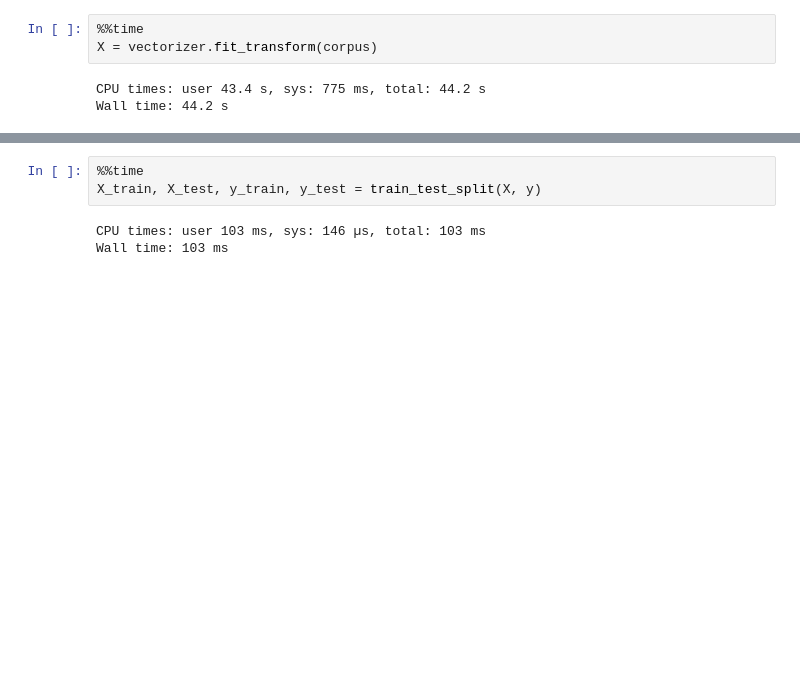
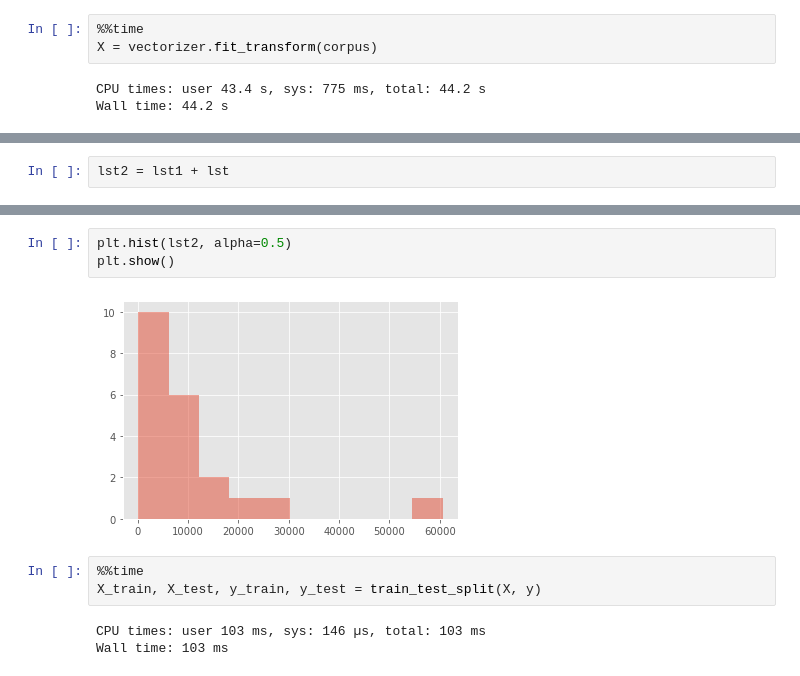
Before and after one commit to RubenBec/Capestone3, a Jupyter notebook: capstone3.ipynb, the cells around one changed output, grey strips where cells are left out. Cells and saved outputs as stored; diff of their text form; blank space fills up the shorter version.

```diff
--- a/capstone3.ipynb
+++ b/capstone3.ipynb
@@ -131,0 +147,2 @@ X
+# %%
+lst2 = lst1 + lst
@@ -132,3 +187,8 @@ X
+# %%
+plt.hist(lst2, alpha=0.5)
+plt.show()
+# %% [output]
+[figure, added]
 # %%
 %%time
 X_train, X_test, y_train, y_test = train_test_split(X, y)
```
Also changed, not shown: parts of 8 cells of this notebook.
